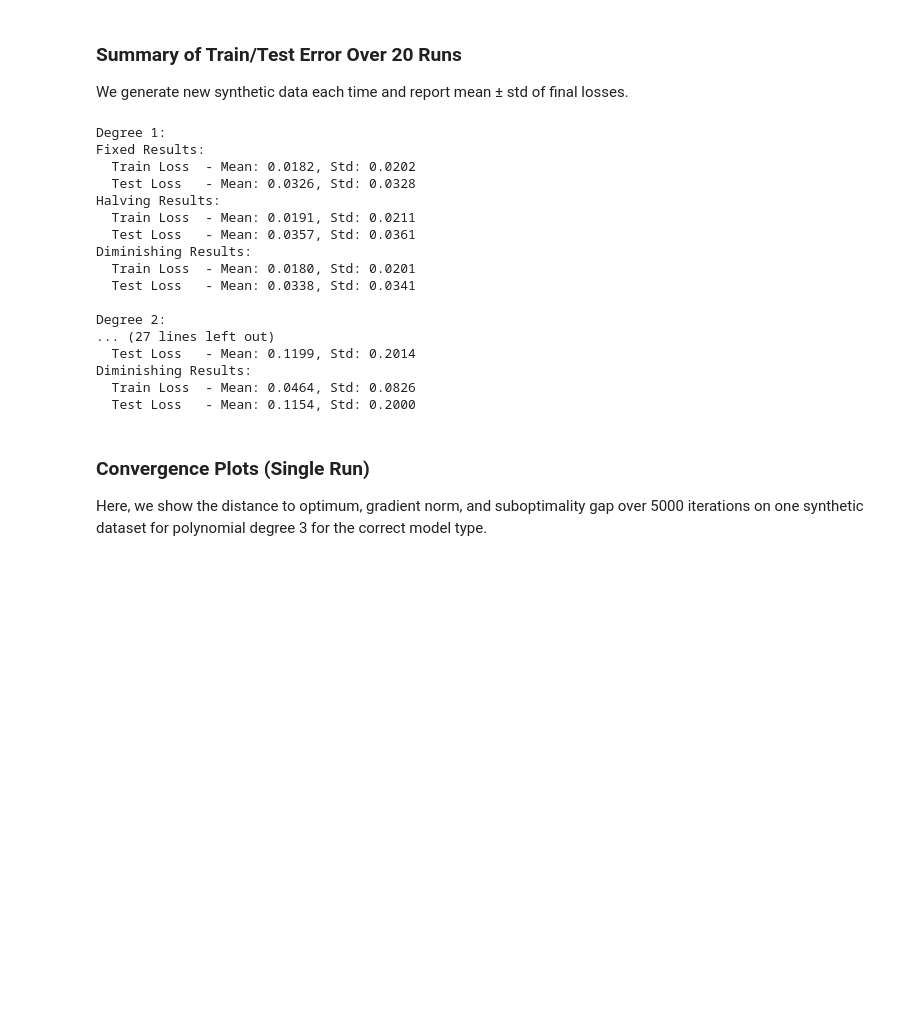
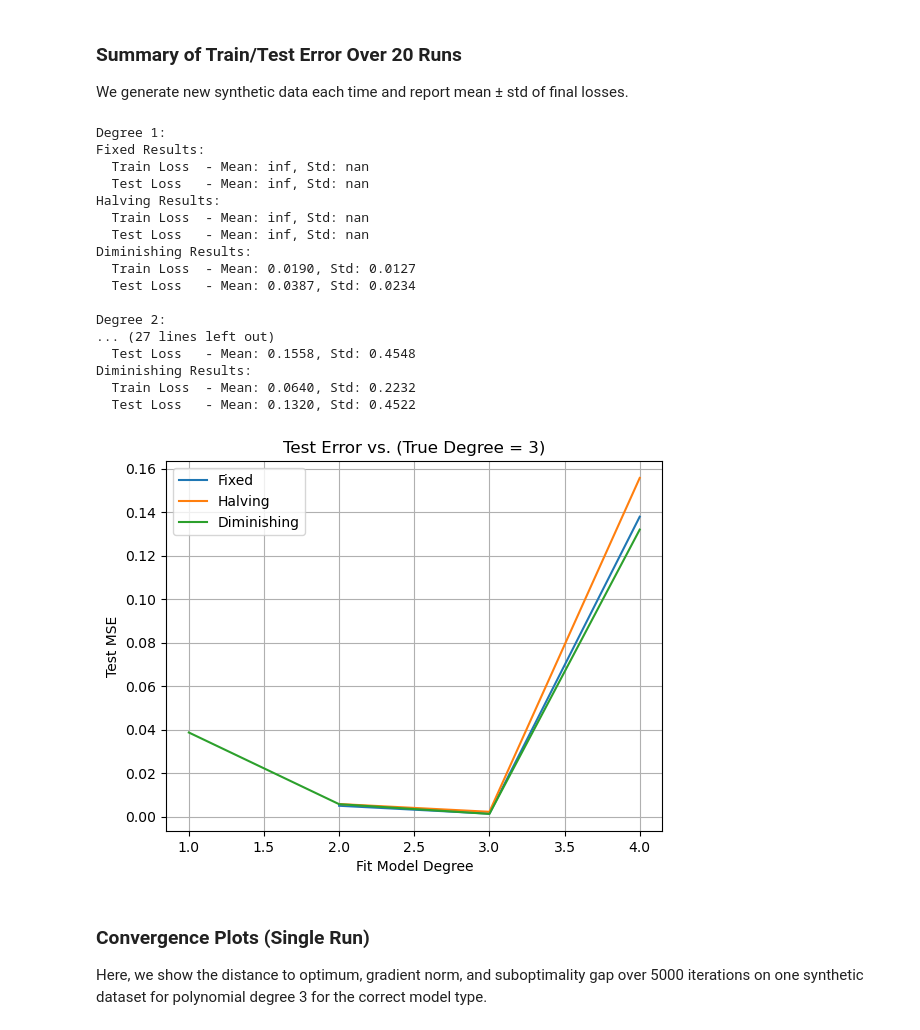
Before and after one commit to ericab322/SGD-Regression, a Jupyter notebook: experiments/true_polynomial_regression.ipynb, the cells around one changed output. Drawn from its saved outputs; the diff is of its cells as text; code cells hidden in the pictures; blank space fills up the shorter version.

```diff
--- a/experiments/true_polynomial_regression.ipynb
+++ b/experiments/true_polynomial_regression.ipynb
@@ -18,6 +18,7 @@ from sklearn.preprocessing import PolynomialFeatures
 We generate new synthetic data each time and report mean ± std of final losses.
 # %%
 degrees = [1, 2, 3, 4]
+true_degree = 3
 n_runs = 20
 noise = 0.01
 m, n = 100, 2
@@ -29,17 +30,23 @@ for degree in degrees:
     test_losses = {"fixed": [], "halving": [], "diminishing": []}
 
     for run in range(n_runs):
-        X_poly, y, _ = generate_training_data_unfixed(
-            m=m, n=n, noise=noise, model_type='polynomial', degree=3
+        X_raw, _, y, _ = generate_training_data_unfixed(
+            m=m, n=n, noise=noise, model_type='polynomial', degree=true_degree
         )
 
+        poly = PolynomialFeatures(degree=degree, include_bias=False)
+        X_poly = poly.fit_transform(X_raw)
+
+        scaler = StandardScaler()
+        X_poly = scaler.fit_transform(X_poly)
+
         X_train, X_test, y_train, y_test = train_test_split(X_poly, y, test_size=0.3)
-        sgd = SGD(X_train, y_train, num_iterations=5000)
 
         for method in ["fixed", "halving", "diminishing"]:
+            sgd = SGD(X_train, y_train, num_iterations=5000, noise=noise)
             w, obj, grad, dist = sgd.optimize(stepsize_type=method)
             train_losses[method].append(obj[-1])
-            test_pred = X_test @ w
+            test_pred = X_test @ w[1:] + w[0]
             test_loss = np.mean((test_pred - y_test) ** 2)
             test_losses[method].append(test_loss)
 
@@ -57,21 +64,34 @@ for degree in degrees:
 # %% [output]
 Degree 1:
 Fixed Results:
-  Train Loss  - Mean: 0.0182, Std: 0.0202
-  Test Loss   - Mean: 0.0326, Std: 0.0328
+  Train Loss  - Mean: inf, Std: nan
+  Test Loss   - Mean: inf, Std: nan
 Halving Results:
-  Train Loss  - Mean: 0.0191, Std: 0.0211
-  Test Loss   - Mean: 0.0357, Std: 0.0361
+  Train Loss  - Mean: inf, Std: nan
+  Test Loss   - Mean: inf, Std: nan
 Diminishing Results:
-  Train Loss  - Mean: 0.0180, Std: 0.0201
-  Test Loss   - Mean: 0.0338, Std: 0.0341
+  Train Loss  - Mean: 0.0190, Std: 0.0127
+  Test Loss   - Mean: 0.0387, Std: 0.0234
 
 Degree 2:
 ... (27 lines left out)
-  Test Loss   - Mean: 0.1199, Std: 0.2014
+  Test Loss   - Mean: 0.1558, Std: 0.4548
 Diminishing Results:
-  Train Loss  - Mean: 0.0464, Std: 0.0826
-  Test Loss   - Mean: 0.1154, Std: 0.2000
+  Train Loss  - Mean: 0.0640, Std: 0.2232
+  Test Loss   - Mean: 0.1320, Std: 0.4522
+# %%
+for method in ["fixed", "halving", "diminishing"]:
+    test_means = [np.mean(results_summary[d]["test"][method]) for d in degrees]
+    plt.plot(degrees, test_means, label=method.capitalize())
+
+plt.xlabel("Fit Model Degree")
+plt.ylabel("Test MSE")
+plt.title(f"Test Error vs. (True Degree = {true_degree})")
+plt.legend()
+plt.grid(True)
+plt.show()
+# %% [output]
+[figure, added]
 # %% [markdown]
 ### Convergence Plots (Single Run)
 
```
Also changed, not shown: parts of 5 cells of this notebook, 3 other files.
